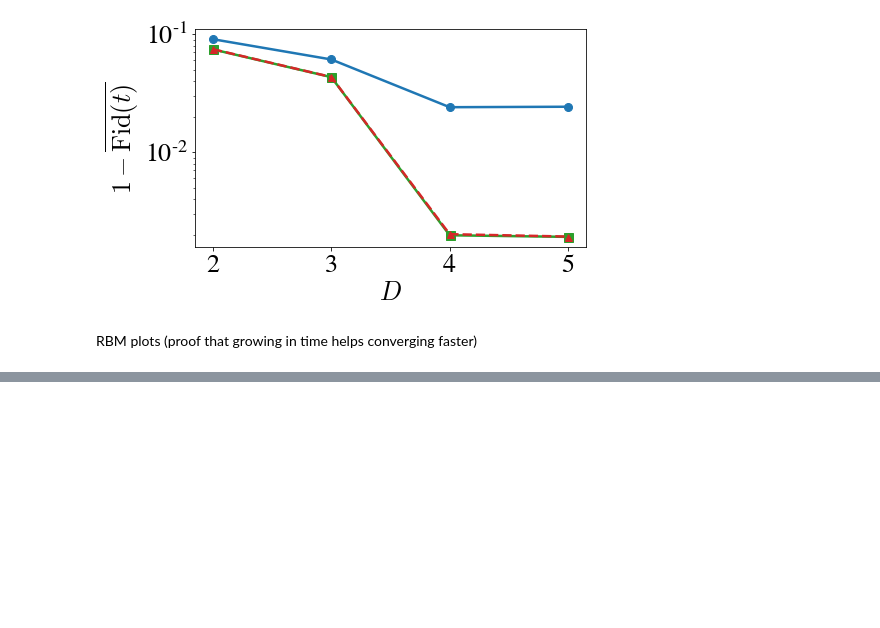
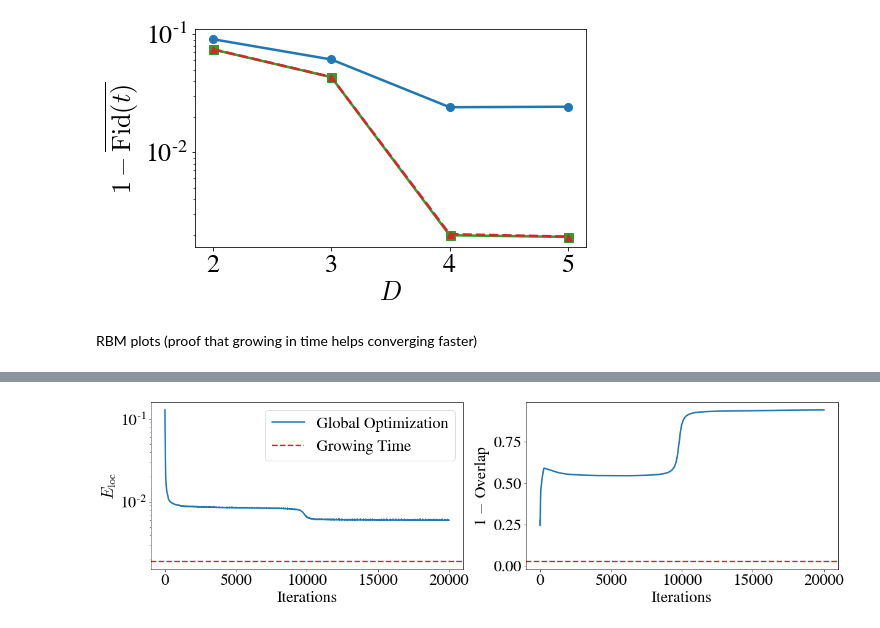
Before and after one commit to stavros11/Time-Evolution, a Jupyter notebook: functional_sweep.ipynb, the cells around one changed output, grey strips where cells are left out. Cells and saved outputs as stored; diff of their text form; code cells hidden in the pictures; blank space fills up the shorter version.

Commit message:
Add RBM plot

```diff
--- a/functional_sweep.ipynb
+++ b/functional_sweep.ipynb
@@ -132,0 +133,28 @@ file.close()
+# %%
+machine_type = "rbm_autograd"
+n_sites = 6
+time_steps = 20
+
+all_states = h5py.File("{}/histories/allstates_{}_N{}M{}.h5".format(data_dir, machine_type, n_sites, time_steps), "r")
+grow = h5py.File("{}/histories/justgrow_{}_N{}M{}.h5".format(data_dir, machine_type, n_sites, time_steps), "r")
+grow_exact_Eloc = grow["growing_exact_Eloc"][()][-1, -1]
+grow_avg_overlaps = grow["growing_avg_overlaps"][()][-1, -1]
+
+plt.figure(figsize=(20, 5))
+plt.subplot(121)
+plt.semilogy(all_states["exact_Eloc"][()].real, label="Global Optimization", color=cp[0], linewidth=2.4)
+plt.axhline(y=grow_exact_Eloc, label="Growing Time", color=cp[3], linestyle="--", linewidth=2.4)
+plt.xlabel("Iterations")
+plt.ylabel("$E_\mathrm{loc}$")
+plt.legend()
+
+plt.subplot(122)
+plt.plot(1 - all_states["avg_overlaps"][()], label="Exact", linewidth=2.5, color=cp[0])
+plt.axhline(y=1 - grow_avg_overlaps, label="Grow", color=cp[3], linestyle="--", linewidth=2.4)
+plt.xlabel("Iterations")
+plt.ylabel("1 $-$ Overlap")
+
+plt.savefig("rbm_time_grow_convergence.pdf", bbox_inches='tight')
+all_states.close()
+# %% [output]
+[figure, added]
```
Also changed, not shown: parts of 2 cells of this notebook, 1 other file.
